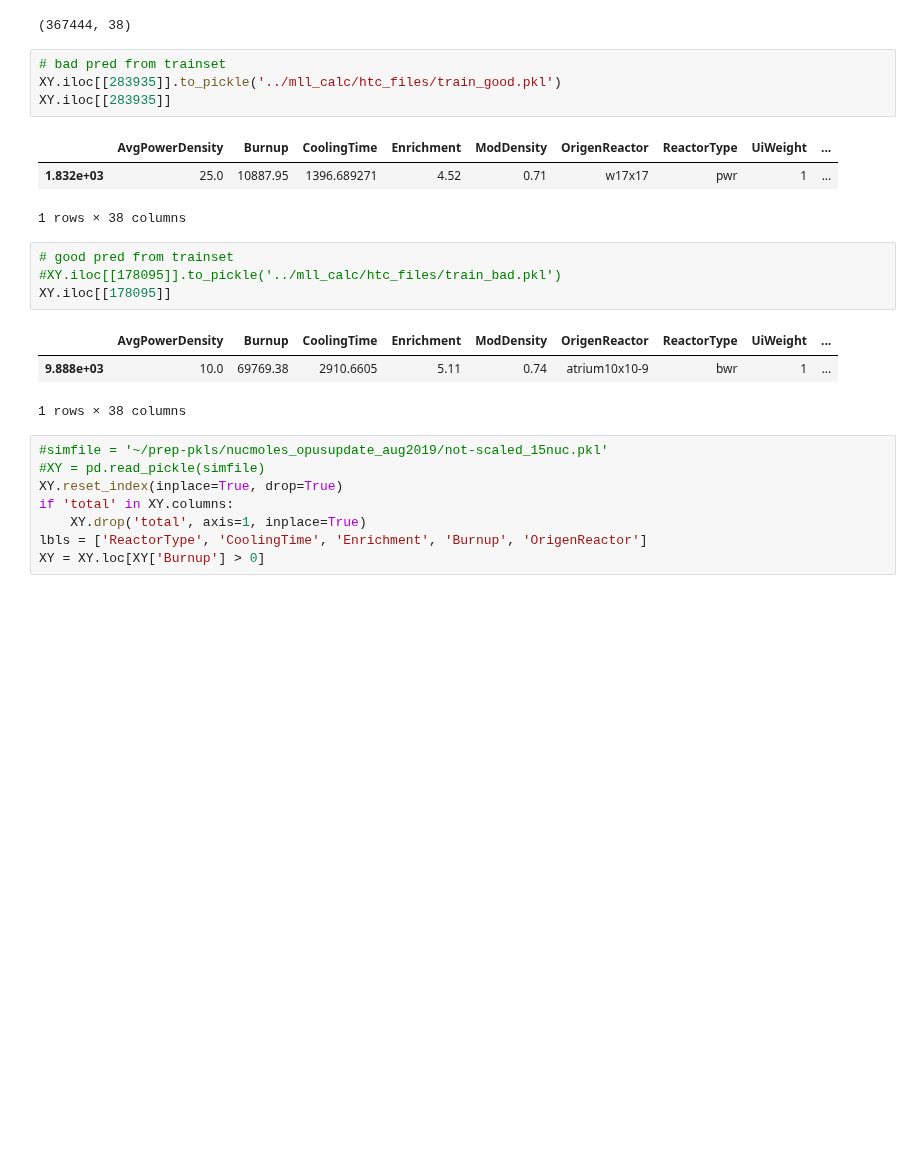
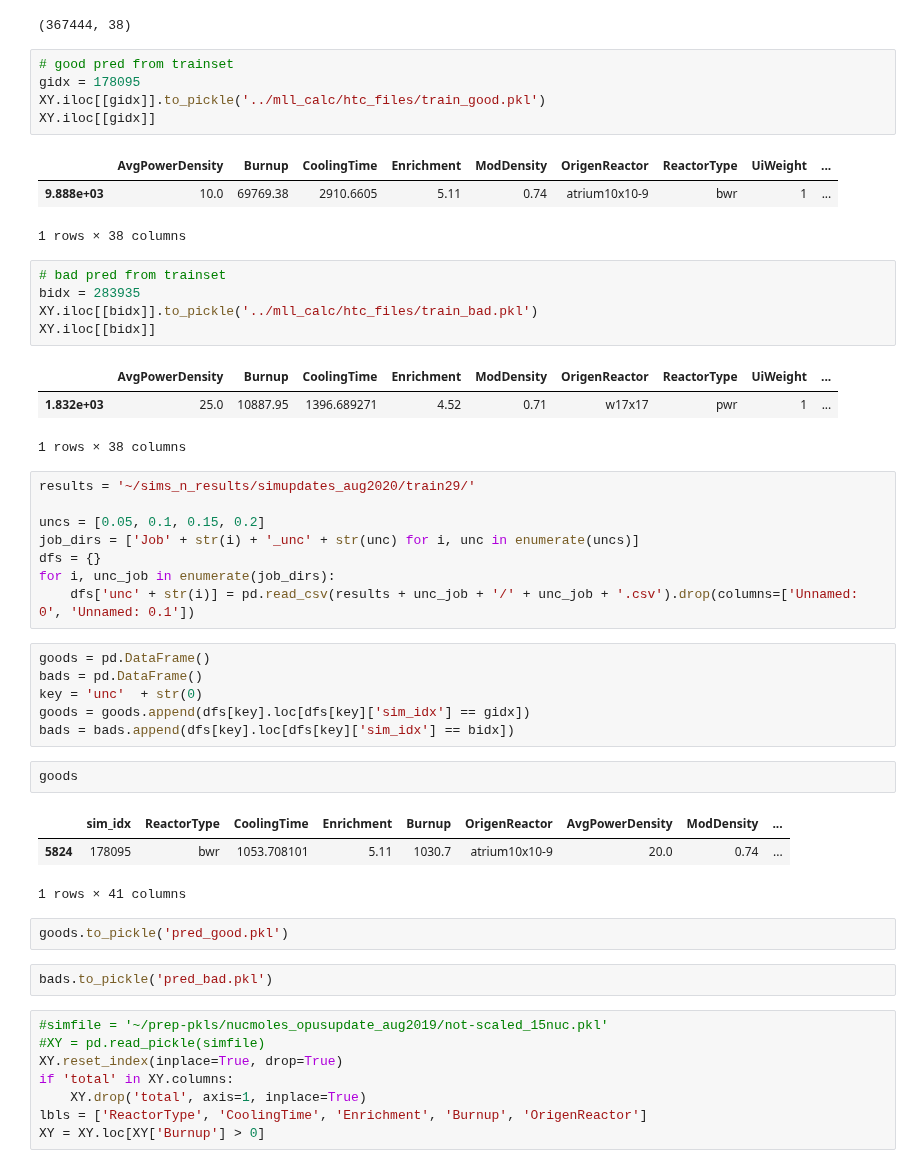
Before and after one commit to opotowsky/like-me-fuel, a Jupyter notebook: jupyter_notebooks/make_new_db.ipynb, the cells around one changed output. Drawn from its saved outputs; the diff is of its cells as text; blank space fills up the shorter version.

```diff
--- a/jupyter_notebooks/make_new_db.ipynb
+++ b/jupyter_notebooks/make_new_db.ipynb
@@ -16,21 +16,47 @@ XY.shape
 # %% [output]
 (367444, 38)
 # %%
-# bad pred from trainset
-XY.iloc[[283935]].to_pickle('../mll_calc/htc_files/train_good.pkl')
-XY.iloc[[283935]]
+# good pred from trainset
+gidx = 178095
+XY.iloc[[gidx]].to_pickle('../mll_calc/htc_files/train_good.pkl')
+XY.iloc[[gidx]]
 # %% [output]
 |  | AvgPowerDensity | Burnup | CoolingTime | Enrichment | ModDensity | OrigenReactor | ReactorType | UiWeight | ... |
-| 1.832e+03 | 25.0 | 10887.95 | 1396.689271 | 4.52 | 0.71 | w17x17 | pwr | 1 | ... |
+| 9.888e+03 | 10.0 | 69769.38 | 2910.6605 | 5.11 | 0.74 | atrium10x10-9 | bwr | 1 | ... |
 1 rows × 38 columns
 # %%
-# good pred from trainset
-#XY.iloc[[178095]].to_pickle('../mll_calc/htc_files/train_bad.pkl')
-XY.iloc[[178095]]
+# bad pred from trainset
+bidx = 283935
+XY.iloc[[bidx]].to_pickle('../mll_calc/htc_files/train_bad.pkl')
+XY.iloc[[bidx]]
 # %% [output]
 |  | AvgPowerDensity | Burnup | CoolingTime | Enrichment | ModDensity | OrigenReactor | ReactorType | UiWeight | ... |
-| 9.888e+03 | 10.0 | 69769.38 | 2910.6605 | 5.11 | 0.74 | atrium10x10-9 | bwr | 1 | ... |
+| 1.832e+03 | 25.0 | 10887.95 | 1396.689271 | 4.52 | 0.71 | w17x17 | pwr | 1 | ... |
 1 rows × 38 columns
+# %%
+results = '~/sims_n_results/simupdates_aug2020/train29/'
+
+uncs = [0.05, 0.1, 0.15, 0.2]
+job_dirs = ['Job' + str(i) + '_unc' + str(unc) for i, unc in enumerate(uncs)]
+dfs = {}
+for i, unc_job in enumerate(job_dirs):
+    dfs['unc' + str(i)] = pd.read_csv(results + unc_job + '/' + unc_job + '.csv').drop(columns=['Unnamed: 0', 'Unnamed: 0.1'])
+# %%
+goods = pd.DataFrame()
+bads = pd.DataFrame()
+key = 'unc'  + str(0)
+goods = goods.append(dfs[key].loc[dfs[key]['sim_idx'] == gidx])
+bads = bads.append(dfs[key].loc[dfs[key]['sim_idx'] == bidx])
+# %%
+goods
+# %% [output]
+|  | sim_idx | ReactorType | CoolingTime | Enrichment | Burnup | OrigenReactor | AvgPowerDensity | ModDensity | ... |
+| 5824 | 178095 | bwr | 1053.708101 | 5.11 | 1030.7 | atrium10x10-9 | 20.0 | 0.74 | ... |
+1 rows × 41 columns
+# %%
+goods.to_pickle('pred_good.pkl')
+# %%
+bads.to_pickle('pred_bad.pkl')
 # %%
 #simfile = '~/prep-pkls/nucmoles_opusupdate_aug2019/not-scaled_15nuc.pkl'
 #XY = pd.read_pickle(simfile)
```
Also changed, not shown: 5 other files.
